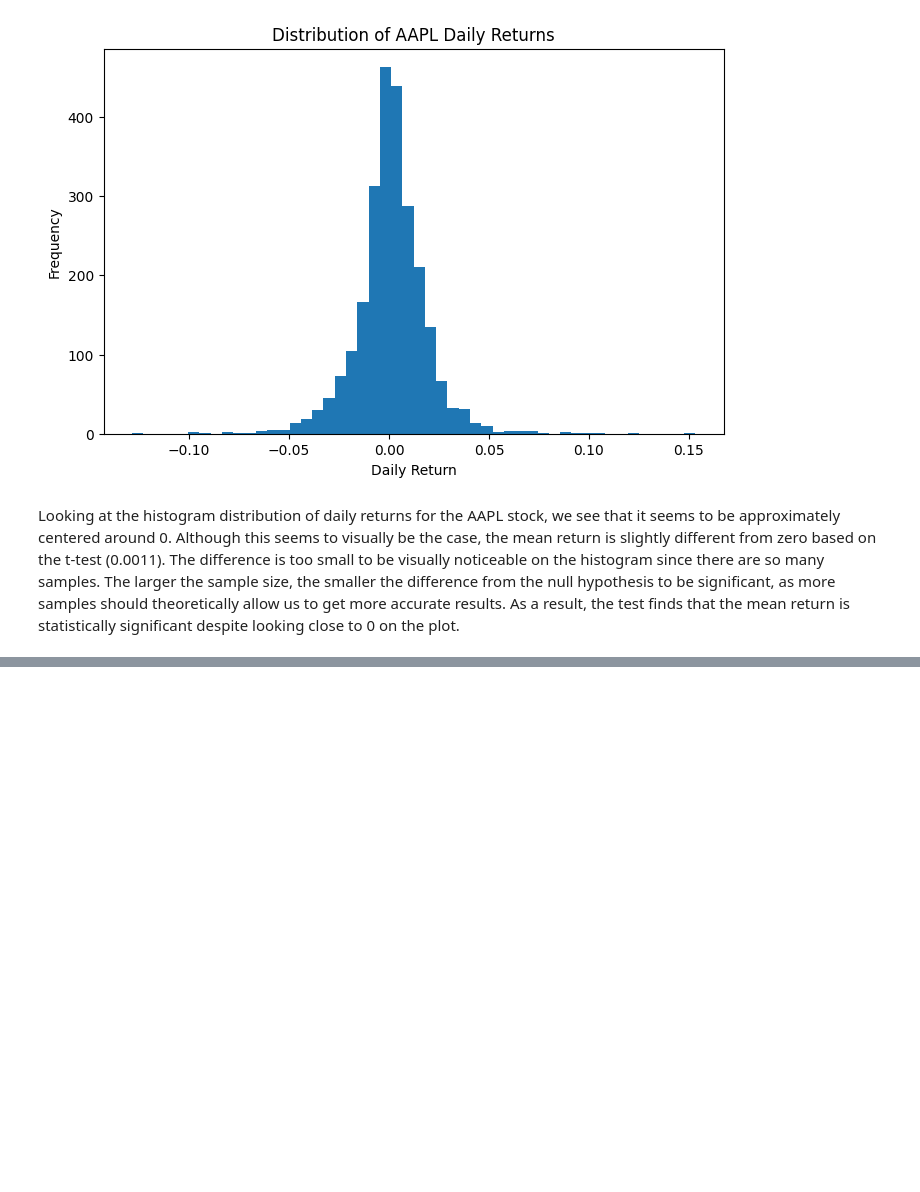
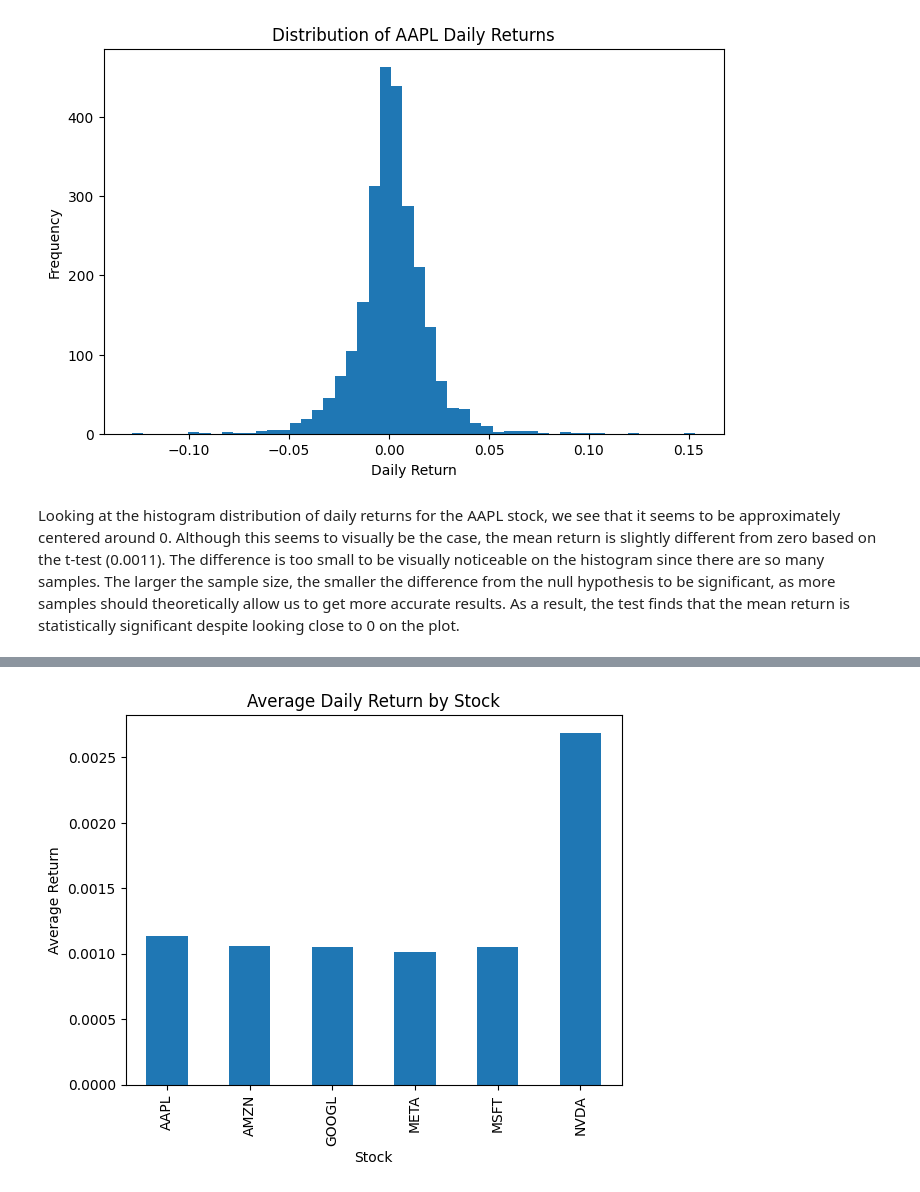
Before and after one commit to jli433/CMSC320_Final_Project, a Jupyter notebook: data.ipynb, the cells around one changed output, grey strips where cells are left out. Drawn from its saved outputs; the diff is of its cells as text; code cells hidden in the pictures; blank space fills up the shorter version.

```diff
--- a/data.ipynb
+++ b/data.ipynb
@@ -90,0 +93,3 @@ Looking at the histogram distribution of daily returns for the AAPL stock, we se
+# %%
+avg_returns = stocks_df.groupby('Ticker')['Daily_Return'].mean()
+print(avg_returns)
@@ -90,0 +105,8 @@ Looking at the histogram distribution of daily returns for the AAPL stock, we se
+# %%
+avg_returns.plot(kind='bar')
+plt.title("Average Daily Return by Stock")
+plt.xlabel("Stock")
+plt.ylabel("Average Return")
+plt.show()
+# %% [output]
+[figure, added]
```
Also changed, not shown: parts of 6 cells of this notebook.
